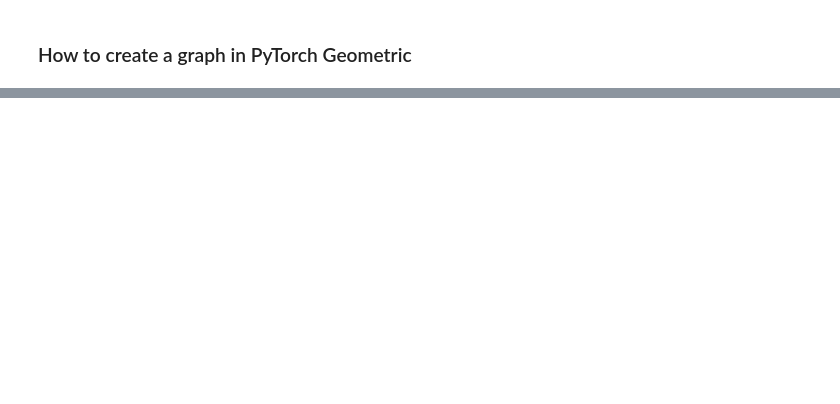
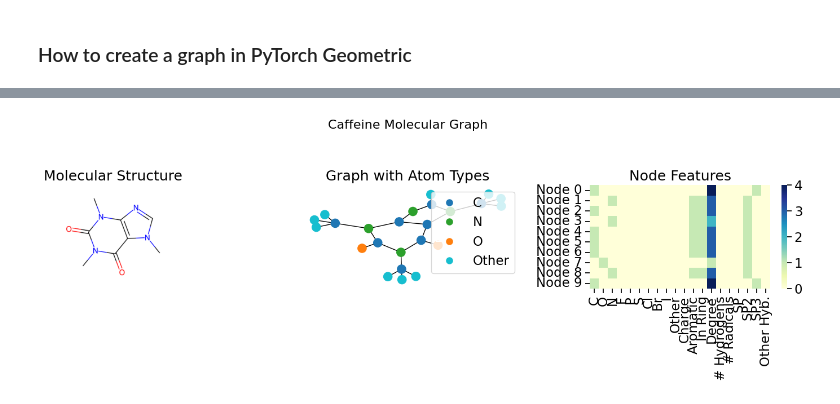
Before and after one commit to HFooladi/GNNs-For-Chemists, a Jupyter notebook: notebooks/01_GNN_representation.ipynb, the cells around one changed output, grey strips where cells are left out. Drawn from its saved outputs; the diff is of its cells as text; code cells hidden in the pictures; blank space fills up the shorter version.

```diff
--- a/notebooks/01_GNN_representation.ipynb
+++ b/notebooks/01_GNN_representation.ipynb
@@ -785,0 +917,80 @@ plt . show ()
+# %%
+pyg_molecules = {name: smiles_to_pyg(smiles) for name, smiles in molecules.items()}
+
+def visualize_molecular_graph_with_features(data, mol=None, title="Molecular Graph"):
+    """
+    Visualize a molecular graph with node features highlighted.
+
+    Args:
+        data: PyG Data object
+        mol: RDKit molecule (optional)
+        title: Plot title
+    """
+    if mol is None and hasattr(data, 'smiles'):
+        mol = Chem.MolFromSmiles(data.smiles)
+
+    plt.figure(figsize=(15, 5))
+
+    # 1. RDKit molecular structure
+    if mol is not None:
+        plt.subplot(1, 3, 1)
+        img = Draw.MolToImage(mol, size=(300, 300))
+        plt.imshow(img)
+        plt.axis('off')
+        plt.title('Molecular Structure')
+
+    # 2. NetworkX graph visualization
+    plt.subplot(1, 3, 2)
+    G = to_networkx(data, to_undirected=True)
+    pos = nx.spring_layout(G, seed=42)
+
+    # Color nodes based on atom type (first 5 features in our representation)
+    node_colors = []
+    legend_elements = []
+    atom_types = ['C', 'O', 'N', 'F', 'P', 'S', 'Cl', 'Br', 'I', 'Other']
+    colors = plt.cm.tab10(np.linspace(0, 1, len(atom_types)))
+
+    for node_idx, node_data in G.nodes(data=True):
+        # Get the node features
+        node_features = data.x[node_idx].numpy()
+        # Determine the atom type (assumes one-hot encoding in first features)
+        atom_type_idx = np.argmax(node_features[:len(atom_types)])
+        if atom_type_idx < len(atom_types):
+            node_colors.append(colors[atom_type_idx])
+            # Add to legend if not already added
+            if atom_types[atom_type_idx] not in [e.get_label() for e in legend_elements]:
+                legend_elements.append(plt.Line2D([0], [0], marker='o', color='w',
+                                                 markerfacecolor=colors[atom_type_idx],
+                                                 markersize=10, label=atom_types[atom_type_idx]))
+
+    # Draw graph
+    nx.draw(G, pos, node_color=node_colors, with_labels=False, node_size=120)
+    plt.legend(handles=legend_elements, loc='upper right')
+    plt.title('Graph with Atom Types')
+
+    # 3. Feature heatmap for a subset of nodes
+    plt.subplot(1, 3, 3)
+    # Select up to 10 nodes to display features
+    num_nodes_to_show = min(10, data.x.shape[0])
+    feature_names = ['C', 'O', 'N', 'F', 'P', 'S', 'Cl', 'Br', 'I', 'Other',
+                     'Charge', 'Aromatic', 'In Ring', 'Degree', '# Hydrogens', '# Radicals',
+                     'SP', 'SP2', 'SP3', 'Other Hyb.']
+
+    # Show features for the first few nodes
+    node_features = data.x[:num_nodes_to_show, :len(feature_names)].numpy()
+    sns.heatmap(node_features, cmap='YlGnBu',
+                xticklabels=feature_names,
+                yticklabels=[f"Node {i}" for i in range(num_nodes_to_show)])
+    plt.title('Node Features')
+    plt.tight_layout()
+
+    plt.suptitle(title, fontsize=16)
+    plt.tight_layout(rect=[0, 0, 1, 0.95])
+    plt.show()
+
+# Visualize caffeine from our dataset
+caffeine_data = pyg_molecules["Caffeine"]
+caffeine_mol = Chem.MolFromSmiles(molecules["Caffeine"])
+visualize_molecular_graph_with_features(caffeine_data, caffeine_mol, "Caffeine Molecular Graph")
+# %% [output]
+[figure, added]
```
Also changed, not shown: parts of 31 cells of this notebook.
